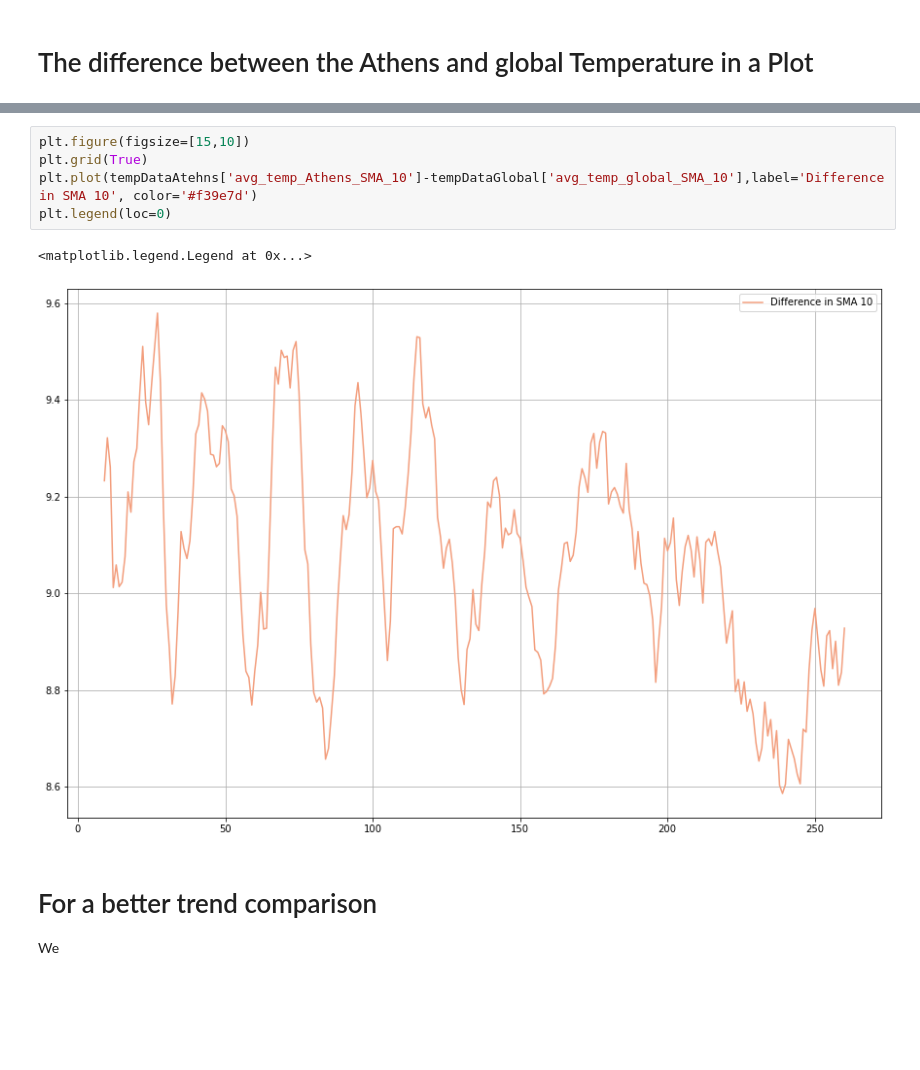
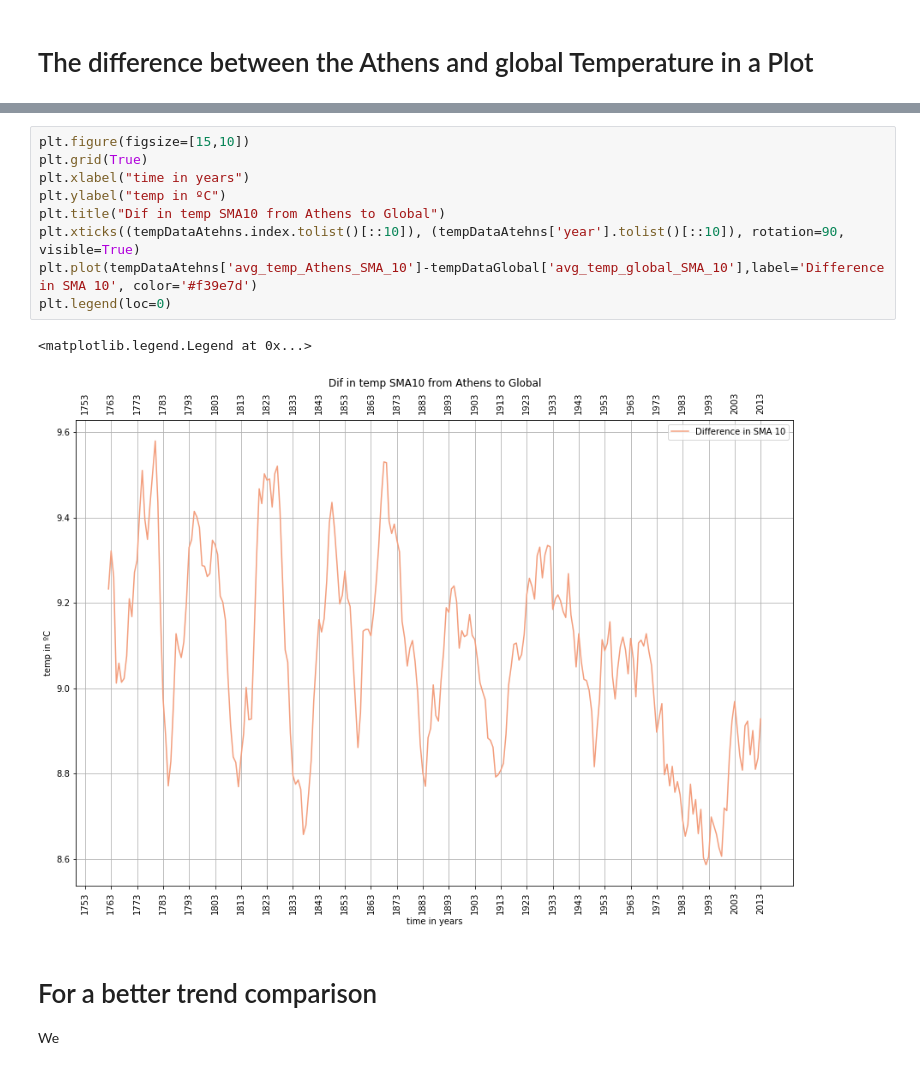
Before and after one commit to universalamateur/Udacity_Data_Analyst_Nanodegree, a Jupyter notebook: Exploring Weather Trends - Project/Exploring Weather Trends - Athens, GR compared to global.ipynb, the cells around one changed output, grey strips where cells are left out. Cells and saved outputs as stored; diff of their text form; blank space fills up the shorter version.

```diff
--- a/Exploring Weather Trends - Project/Exploring Weather Trends - Athens, GR compared to global.ipynb
+++ b/Exploring Weather Trends - Project/Exploring Weather Trends - Athens, GR compared to global.ipynb
@@ -203,11 +244,15 @@ plt.legend(loc=0)
 # %%
 plt.figure(figsize=[15,10])
 plt.grid(True)
+plt.xlabel("time in years")
+plt.ylabel("temp in ºC")
+plt.title("Dif in temp SMA10 from Athens to Global")
+plt.xticks((tempDataAtehns.index.tolist()[::10]), (tempDataAtehns['year'].tolist()[::10]), rotation=90, visible=True)
 plt.plot(tempDataAtehns['avg_temp_Athens_SMA_10']-tempDataGlobal['avg_temp_global_SMA_10'],label='Difference in SMA 10', color='#f39e7d')
 plt.legend(loc=0)
 # %% [output]
 <matplotlib.legend.Legend at 0x...>
-[figure, old version]
+[figure, new version]
 # %% [markdown]
 # For a better trend comparison
 We
```
Also changed, not shown: parts of 8 cells of this notebook, 6 other files.
